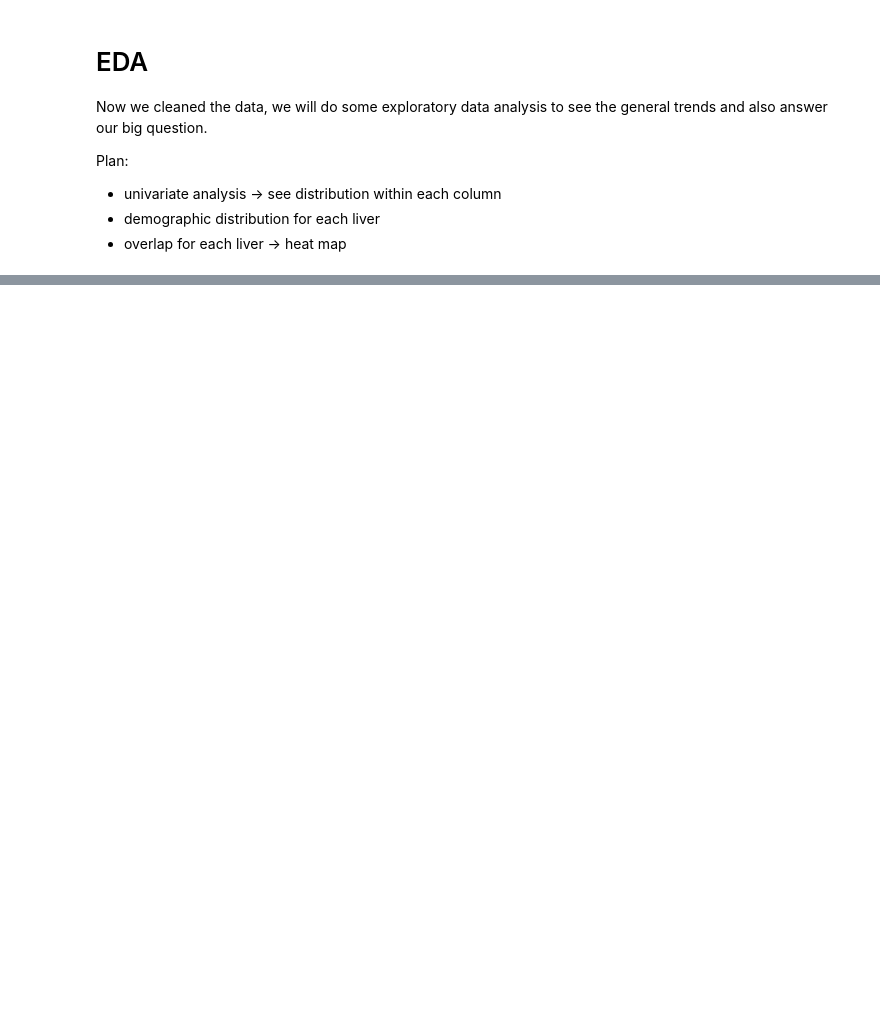
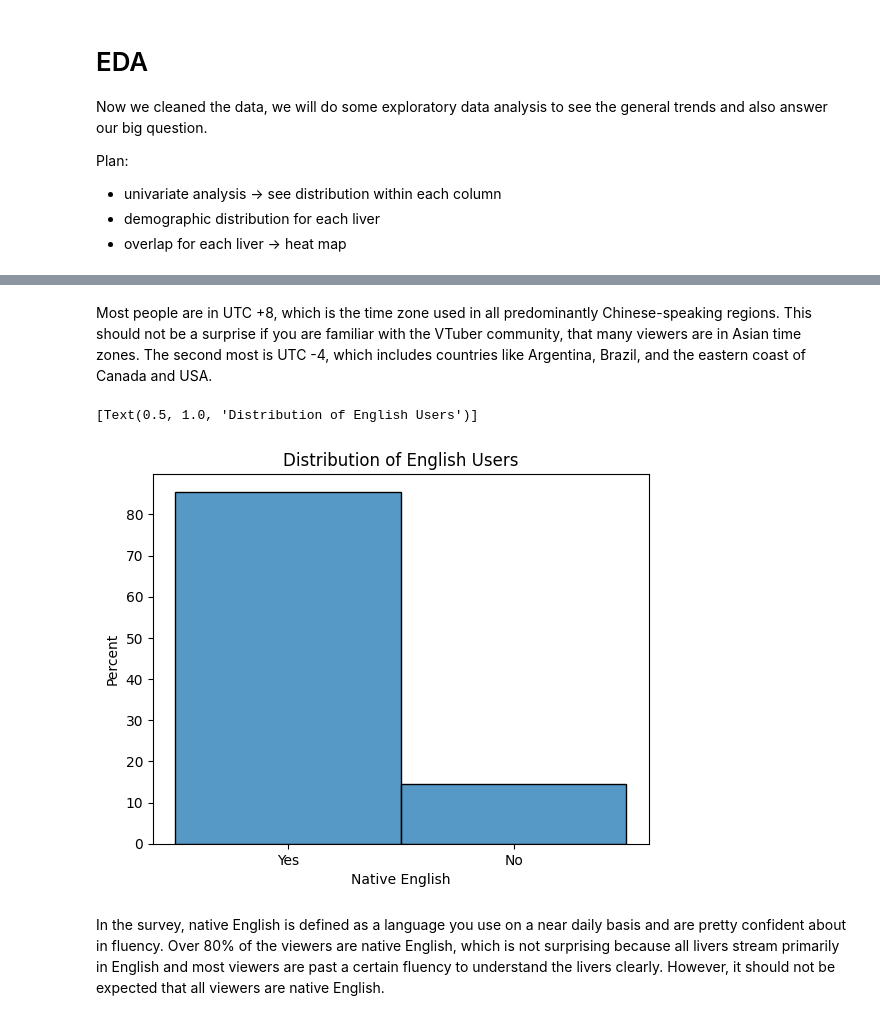
Before and after one commit to gkao25/nijiEN_fanbase_overlap, a Jupyter notebook: code.ipynb, the cells around one changed output, grey strips where cells are left out. Cells and saved outputs as stored; diff of their text form; code cells hidden in the pictures; blank space fills up the shorter version.

```diff
--- a/code.ipynb
+++ b/code.ipynb
@@ -376,0 +412,10 @@ plt.show()
+# %% [markdown]
+Most people are in UTC +8, which is the time zone used in all predominantly Chinese-speaking regions. This should not be a surprise if you are familiar with the VTuber community, that many viewers are in Asian time zones. The second most is UTC -4, which includes countries like Argentina, Brazil, and the eastern coast of Canada and USA.
+# %%
+# bar chart for native english
+sns.histplot(data, x='Native English', stat='percent').set(title='Proportion of English Users')
+# %% [output]
+[Text(0.5, 1.0, 'Distribution of English Users')]
+[figure, added]
+# %% [markdown]
+In the survey, native English is defined as a language you use on a near daily basis and are pretty confident about in fluency. Over 80% of the viewers are native English, which is not surprising because all livers stream primarily in English and most viewers are past a certain fluency to understand the livers clearly. However, it should not be expected that all viewers are native English.
```
Also changed, not shown: parts of 16 cells of this notebook, 1 other file.
